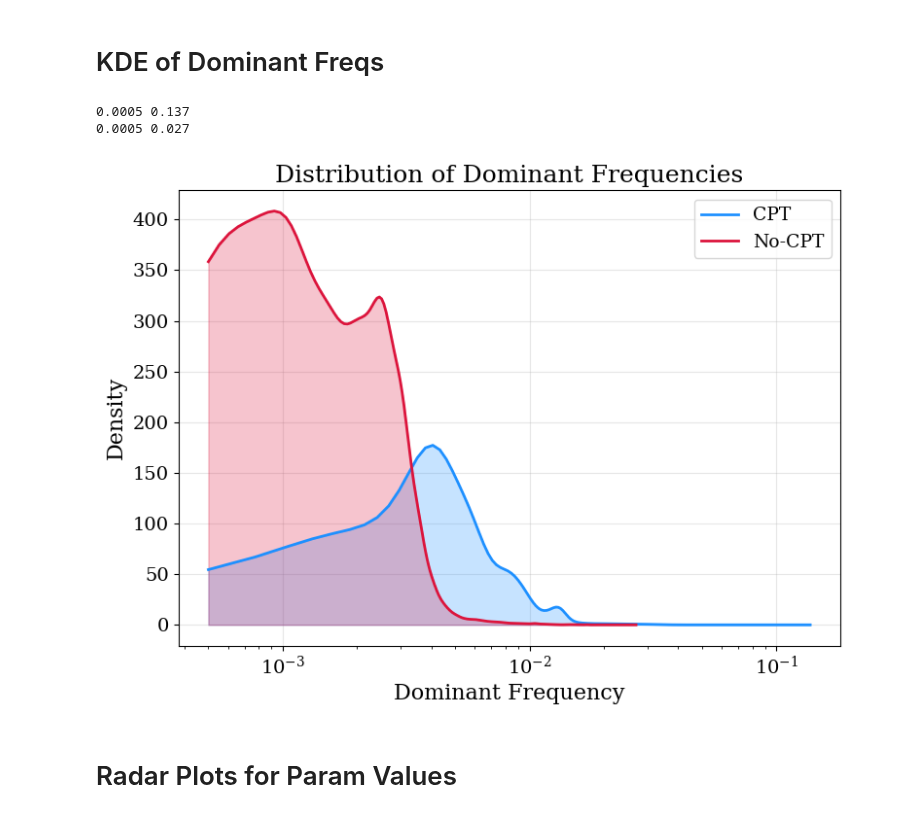
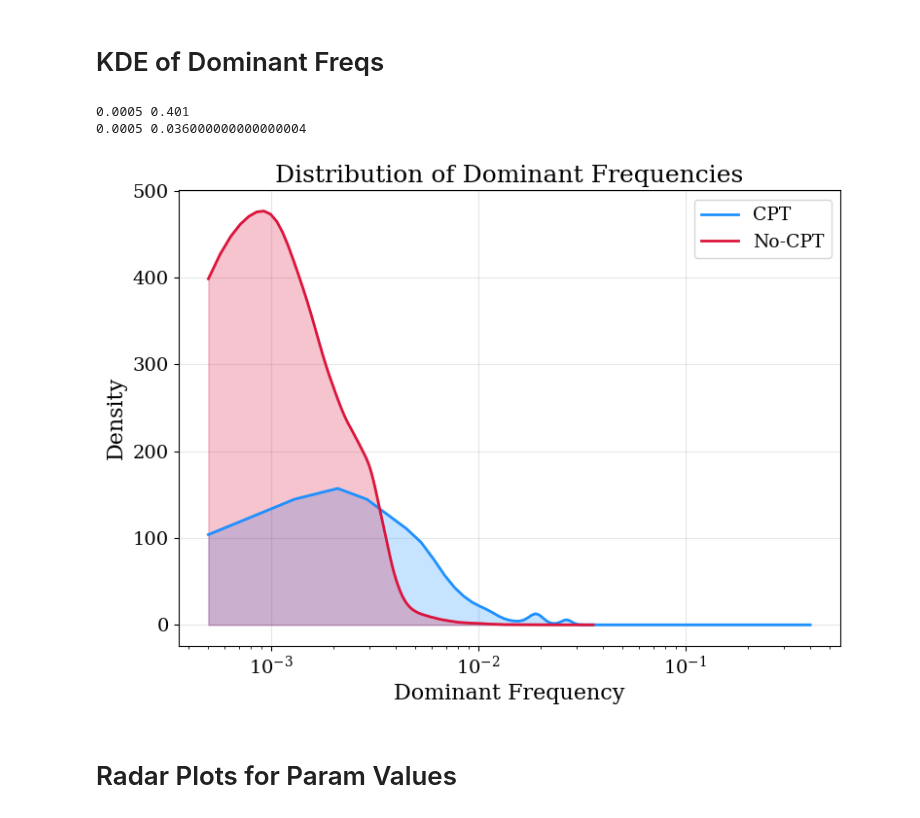
Before and after one commit to charlesaugdupont/cognitive-biases-endogenous-volatility, a Jupyter notebook: DominantFrequency.ipynb, the cells around one changed output. Drawn from its saved outputs; the diff is of its cells as text; code cells hidden in the pictures.

```diff
--- a/DominantFrequency.ipynb
+++ b/DominantFrequency.ipynb
@@ -43,7 +43,7 @@ plt.rc("font", family="serif")
 # %% [markdown]
 ### CPT
 # %%
-directory = "results_5"
+directory = "cpt"
 
 with open(directory + "_dominant_frequencies.pickle", "rb") as f:
     freqs = pickle.load(f)
@@ -108,7 +107,7 @@ plt.show()
 # %% [markdown]
 ### NO CPT
 # %%
-directory = "cpt_no_effect"
+directory = "nocpt"
 
 with open(directory + "_dominant_frequencies.pickle", "rb") as f:
     freqs = pickle.load(f)
@@ -177,7 +175,7 @@ plt.show()
 # %% [markdown]
 ### CPT
 # %%
-directory = "results_5"
+directory = "cpt"
 cutoff = 100
 
 with open(directory + "_dominant_frequencies.pickle", "rb") as f:
@@ -306,7 +304,7 @@ plt.show()
 labels = ["CPT", "No-CPT"]
 colors = ["dodgerblue", "crimson"]
 
-for i, directory in enumerate(["results_5", "cpt_no_effect"]):
+for i, directory in enumerate(["cpt", "nocpt"]):
     with open(directory + "_dominant_frequencies.pickle", "rb") as f:
         freqs = pickle.load(f)
     prop_sims = []
@@ -320,8 +318,8 @@ plt.title(r"Proportion of Simulations with at least $p$% of agents oscillating",
 plt.xlabel(r"$p$")
 plt.ylabel("Proportion of Simulations")
 plt.xticks(np.linspace(0.0, 1.0, 5), [0, 25, 50, 75, 100])
-plt.ylim(-0.004, 0.150)
-plt.yticks(np.linspace(0, 0.150, 6))
+plt.ylim(-0.004, 0.20)
+plt.yticks(np.linspace(0, 0.20, 6))
 plt.legend()
 plt.grid()
 plt.tight_layout()
@@ -336,39 +334,39 @@ colors = ["dodgerblue", "crimson"]
 
 cutoff = 100
 
-for i, directory in enumerate(["results_5", "cpt_no_effect"]):
+for i, directory in enumerate(["cpt", "nocpt"]):
     with open(directory + "_dominant_frequencies.pickle", "rb") as f:
         freqs = pickle.load(f)
 
     sims = [s for s in freqs if len(np.where(~np.isnan(s))[0]) >= cutoff]
     sims = np.concatenate(sims)
     sims = sims[~np.isnan(sims)]
     print(sims.min(), sims.max())
 
     # compute KDE
     kde = gaussian_kde(sims, bw_method=0.2)
 
     # grid for x-values
     x_vals = np.linspace(min(sims), max(sims), 500)
     y_vals = kde(x_vals)
 
     # normalize so area = 1 (proportion density)
     y_vals /= np.trapz(y_vals, x_vals)
     plt.plot(x_vals, y_vals, color=colors[i], label=labels[i], lw=2)
     plt.fill_between(x_vals, y_vals, color=colors[i], alpha=0.25)
 
 plt.xlabel("Dominant Frequency")
 plt.ylabel("Density")
 plt.title("Distribution of Dominant Frequencies")
 plt.legend()
 plt.grid()
 plt.xscale("log")
 plt.tight_layout()
 plt.show()
 # %% [output]
-0.0005 0.137
-0.0005 0.027
+0.0005 0.401
+0.0005 0.036000000000000004
-[figure, old version]
+[figure, new version]
 # %% [markdown]
 # Radar Plots for Param Values
 # %%
```
Also changed, not shown: parts of 10 cells of this notebook, 2 other files.
